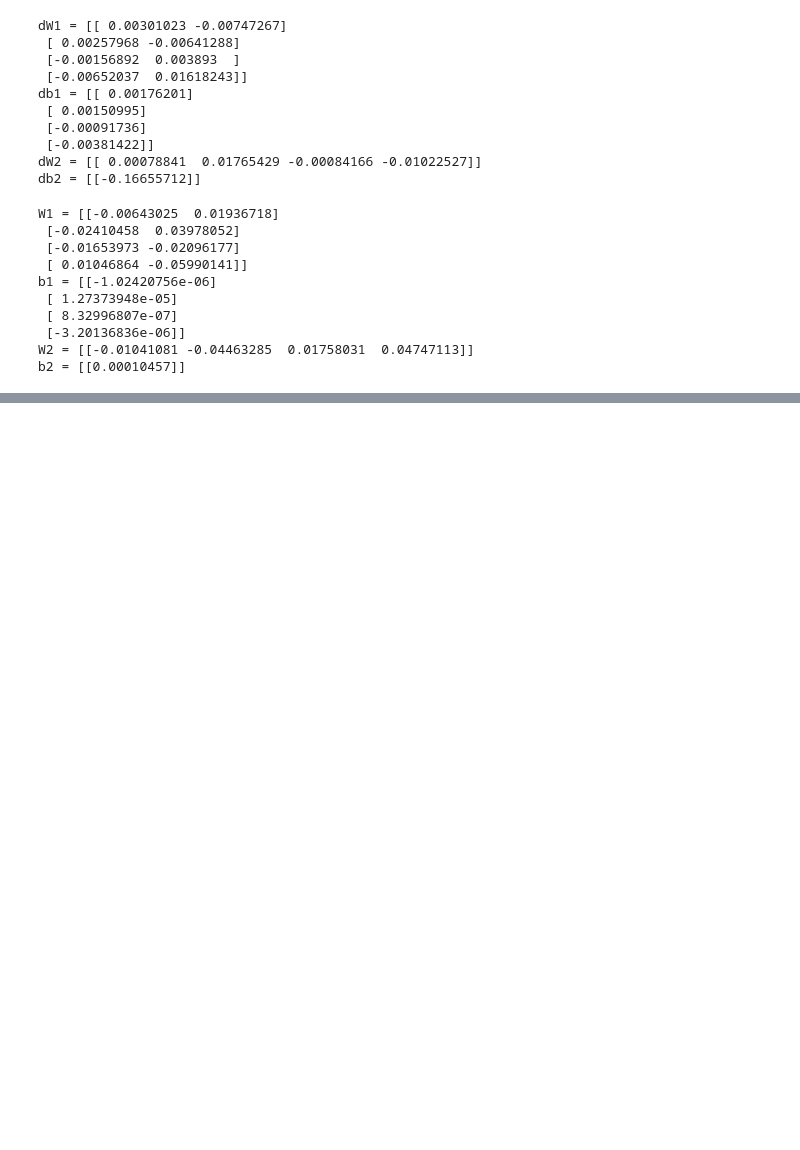
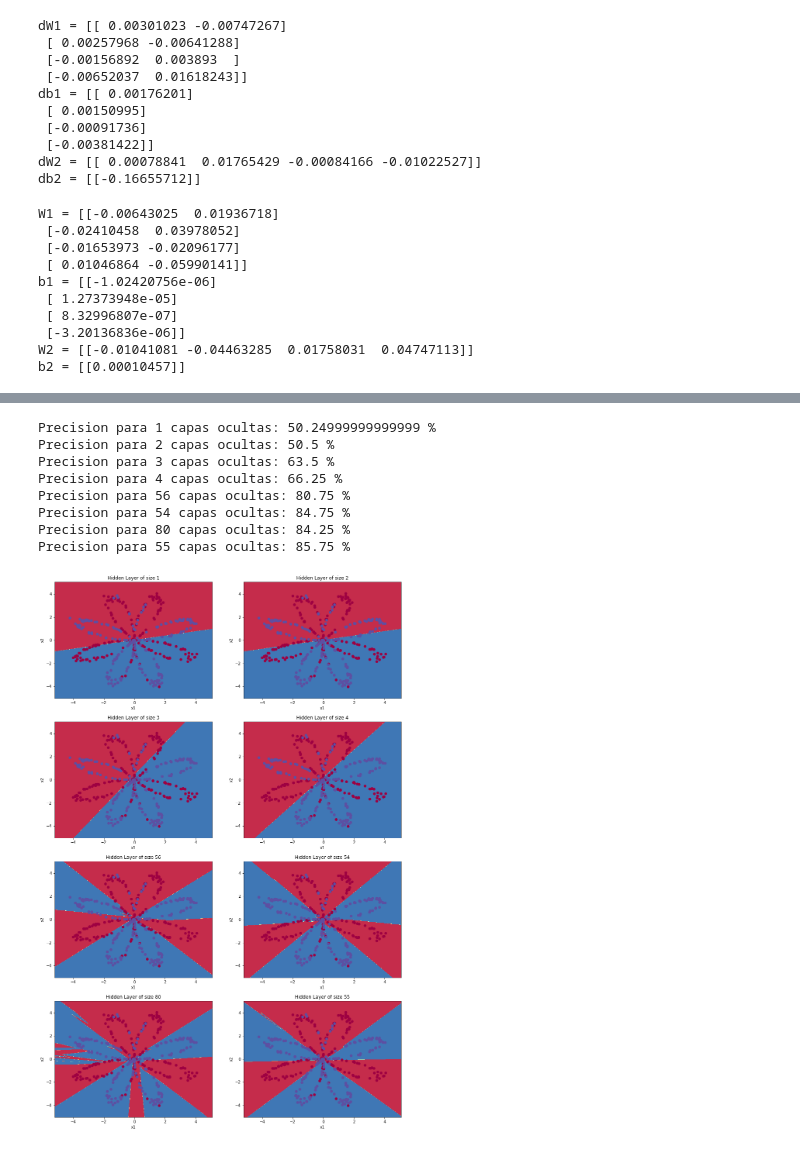
Before and after one commit to ozuro/clasificador-de-datos-planar, a Jupyter notebook: clasificador utilizando la funcion logistica.ipynb, the cells around one changed output, grey strips where cells are left out. Cells and saved outputs as stored; diff of their text form; code cells hidden in the pictures; blank space fills up the shorter version.

```diff
--- a/clasificador utilizando la funcion logistica.ipynb
+++ b/clasificador utilizando la funcion logistica.ipynb
@@ -233,0 +334,21 @@ b2 = [[0.00010457]]
+# %%
+plt.figure(figsize=(16, 32))
+hidden_layer_sizes = [1, 2, 3, 4, 56, 54,80,55]
+for i, n_h in enumerate(hidden_layer_sizes):
+    plt.subplot(5, 2, i+1)
+    plt.title('Hidden Layer of size %d' % n_h)
+    parameters = nn_model(X, Y, n_h, num_iterations = 5000)
+    plot_decision_boundary(lambda x: predict(parameters, x.T), X, Y[0])
+    predictions = predict(parameters, X)
+    accuracy = float((np.dot(Y,predictions.T) + np.dot(1-Y,1-predictions.T))/float(Y.size)*100)
+    print ("Precision para {} capas ocultas: {} %".format(n_h, accuracy))
+# %% [output]
+Precision para 1 capas ocultas: 50.24999999999999 %
+Precision para 2 capas ocultas: 50.5 %
+Precision para 3 capas ocultas: 63.5 %
+Precision para 4 capas ocultas: 66.25 %
+Precision para 56 capas ocultas: 80.75 %
+Precision para 54 capas ocultas: 84.75 %
+Precision para 80 capas ocultas: 84.25 %
+Precision para 55 capas ocultas: 85.75 %
+[figure, added]
```
Also changed, not shown: parts of 14 cells of this notebook.
